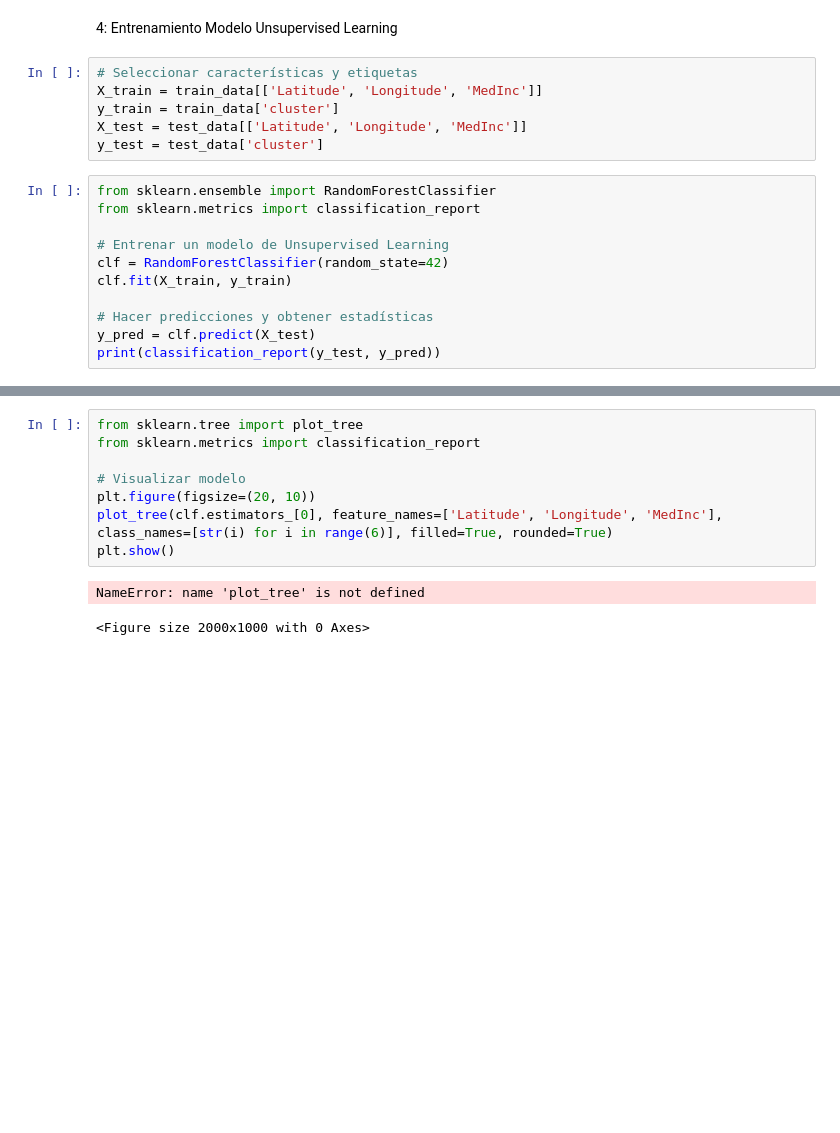
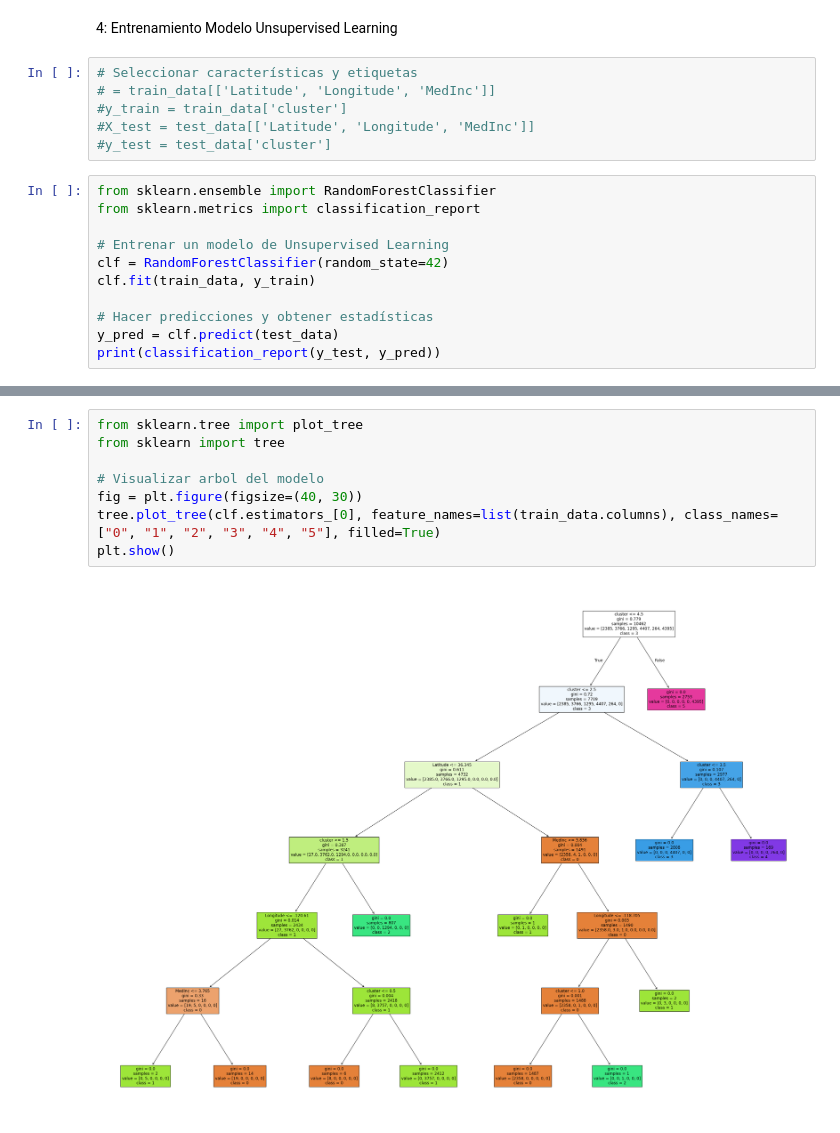
Before and after one commit to MarcelMirT/K-means, a Jupyter notebook: src/explore.ipynb, the cells around one changed output, grey strips where cells are left out. Drawn from its saved outputs; the diff is of its cells as text; blank space fills up the shorter version.

```diff
--- a/src/explore.ipynb
+++ b/src/explore.ipynb
@@ -107,20 +109,20 @@ plt.show()
 4: Entrenamiento Modelo Unsupervised Learning
 # %%
 # Seleccionar características y etiquetas
-X_train = train_data[['Latitude', 'Longitude', 'MedInc']]
-y_train = train_data['cluster']
-X_test = test_data[['Latitude', 'Longitude', 'MedInc']]
-y_test = test_data['cluster']
+# = train_data[['Latitude', 'Longitude', 'MedInc']]
+#y_train = train_data['cluster']
+#X_test = test_data[['Latitude', 'Longitude', 'MedInc']]
+#y_test = test_data['cluster']
 # %%
 from sklearn.ensemble import RandomForestClassifier
 from sklearn.metrics import classification_report
 
 # Entrenar un modelo de Unsupervised Learning
 clf = RandomForestClassifier(random_state=42)
-clf.fit(X_train, y_train)
+clf.fit(train_data, y_train)
 
 # Hacer predicciones y obtener estadísticas
-y_pred = clf.predict(X_test)
+y_pred = clf.predict(test_data)
 print(classification_report(y_test, y_pred))
 # %% [output]
               precision    recall  f1-score   support
@@ -137,12 +139,11 @@ print(classification_report(y_test, y_pred))
 weighted avg       1.00      1.00      1.00      4128
 # %%
 from sklearn.tree import plot_tree
-from sklearn.metrics import classification_report
+from sklearn import tree
 
-# Visualizar modelo
-plt.figure(figsize=(20, 10))
-plot_tree(clf.estimators_[0], feature_names=['Latitude', 'Longitude', 'MedInc'], class_names=[str(i) for i in range(6)], filled=True, rounded=True)
+# Visualizar arbol del modelo
+fig = plt.figure(figsize=(40, 30))
+tree.plot_tree(clf.estimators_[0], feature_names=list(train_data.columns), class_names=["0", "1", "2", "3", "4", "5"], filled=True)
 plt.show()
 # %% [output]
-NameError: name 'plot_tree' is not defined
-<Figure size 2000x1000 with 0 Axes>
+[figure, added]
```
Also changed, not shown: parts of 5 cells of this notebook.
